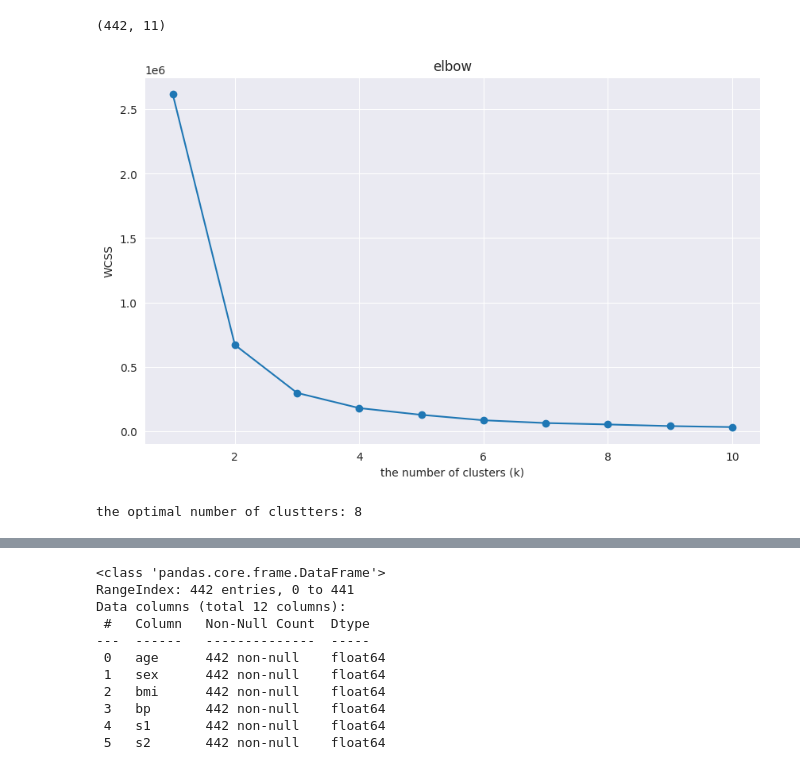
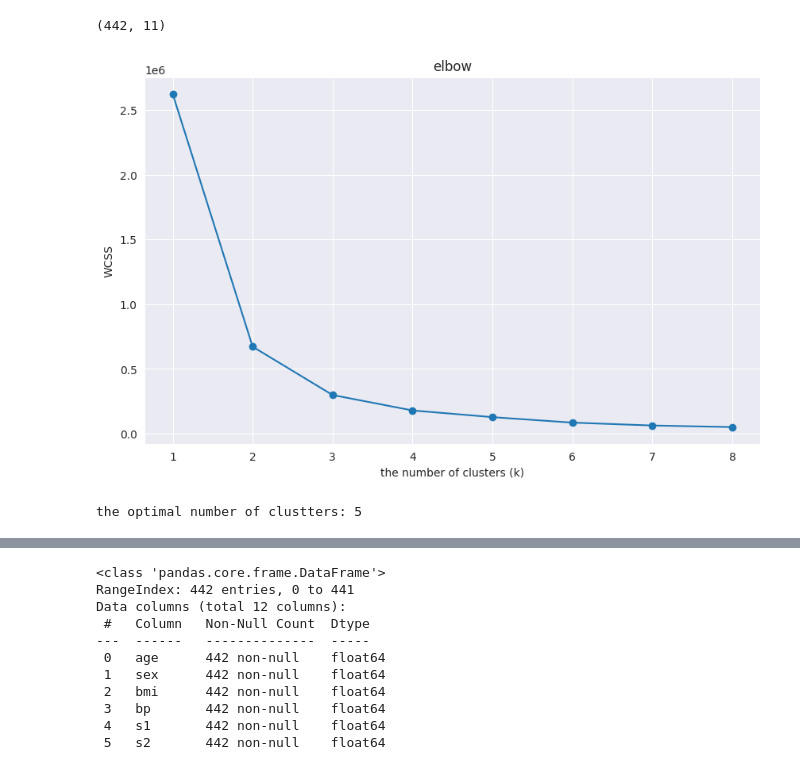
Before and after one commit to AzamChatrAzar/neumerical-datasets, a Jupyter notebook: deiabet1.ipynb, the cells around one changed output, grey strips where cells are left out. Drawn from its saved outputs; the diff is of its cells as text; code cells hidden in the pictures.

```diff
--- a/deiabet1.ipynb
+++ b/deiabet1.ipynb
@@ -33,7 +33,7 @@ set_style('darkgrid')
 
 
 wcss = []  # مجموع مربعات درون کلاسترها
-max_k = 10  # حداکثر تعداد کلاسترها
+max_k = 8 # حداکثر تعداد کلاسترها
 
 for k in range(1, max_k + 1):
     kmeans = KMeans(n_clusters=k, random_state=0)
@@ -42,35 +42,35 @@ for k in range(1, max_k + 1):
 
 # رسم نمودار روش آرنج
 plt.figure(figsize=(10, 6))
 plt.plot(range(1, max_k + 1), wcss, marker='o')
 plt.title('elbow')
 plt.xlabel('the number of clusters (k)')
 plt.ylabel('WCSS')
 plt.show()
 
 
 
 # محاسبه نقطه عطف  به صورت خودکار
 diff = np.diff(wcss)
 diff2 = np.diff(diff)
 
 # پیدا کردن نقطه عطف
 optimal_k = np.argmin(diff2) + 2  # +2 برای تنظیم ایندکس به تعداد کلاستر
 
 
 # چاپ تعداد کلاستر بهینه
 print(f"the optimal number of clustters: {optimal_k}")
 
 
 #  K-Means با تعداد کلاسترهای بهینه
 kmeans = KMeans(n_clusters=optimal_k, random_state=0)
 kmeans.fit(data)
 
 # اضافه کردن برچسب کلاستر به داده‌ها
 data['Cluster'] = kmeans.labels_
 # %% [output]
-[figure, old version]
+[figure, new version]
-the optimal number of clustters: 8
+the optimal number of clustters: 5
 # %%
 data.head()
 # %% [output]
```
Also changed, not shown: parts of 10 cells of this notebook.
